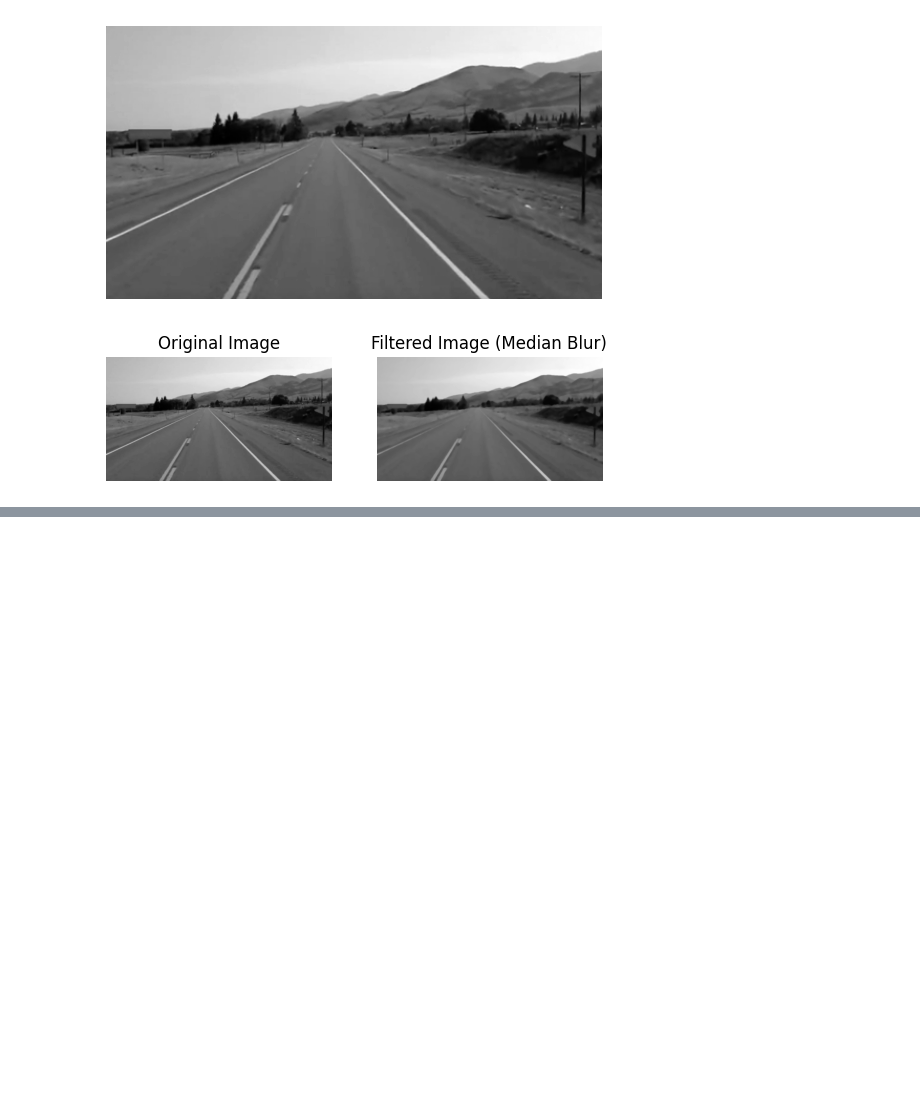
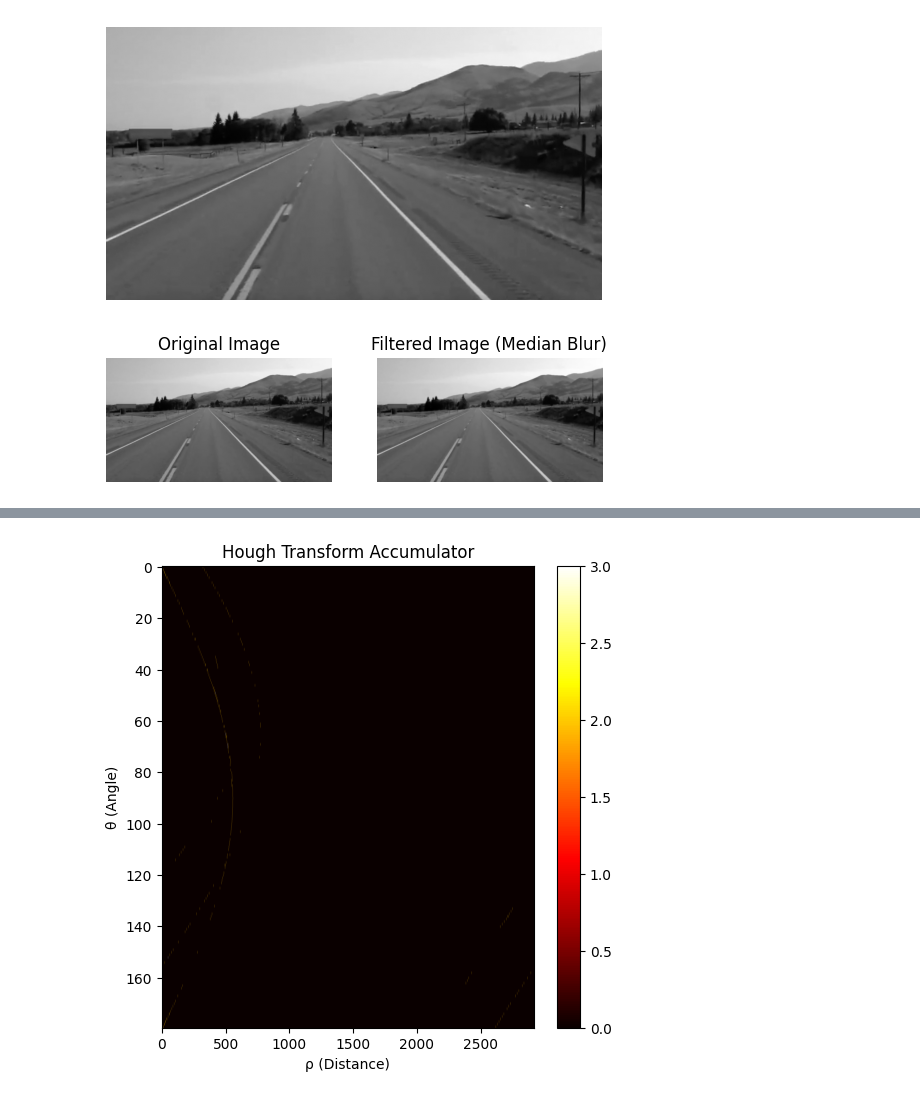
Before and after one commit to shadyalattarr/Computer-Vision-Assignment-1, a Jupyter notebook: Cartooniffier.ipynb, the cells around one changed output, grey strips where cells are left out. Saved outputs shown, nothing was run; the diff lists cells and outputs as text; code cells hidden in the pictures; blank space fills up the shorter version.

```diff
--- a/Cartooniffier.ipynb
+++ b/Cartooniffier.ipynb
@@ -322,0 +378,24 @@ plt.show()
+# %%
+max_rho = int(np.hypot(width, height))  # Maximum possible rho value
+accumulator = np.zeros((180, max_rho * 2))  # Double size to handle negatives
+for line in lines:
+    x1, y1, x2, y2 = line[0]
+    for theta in range(180):  # Iterate over angles from 0 to 179 degrees
+        radian = np.deg2rad(theta)
+        rho_value = int(x1 * np.cos(radian) + y1 * np.sin(radian))
+        accumulator[theta, rho_value] += 1  # Voting process
+
+# Step 8: Post-Processing - Non-Maximum Suppression
+# Keep only the strongest peaks from the accumulator array
+threshold_value = np.max(accumulator) * 0.5  # Set a threshold at 50% of max
+accumulator[accumulator < threshold_value] = 0
+# %%
+plt.figure(figsize=(6, 6))
+plt.imshow(accumulator, cmap='hot', aspect='auto')
+plt.title("Hough Transform Accumulator")
+plt.xlabel("ρ (Distance)")
+plt.ylabel("θ (Angle)")
+plt.colorbar()
+plt.show()
+# %% [output]
+[figure, added]
```
Also changed, not shown: parts of 10 cells of this notebook, 2 other files.
